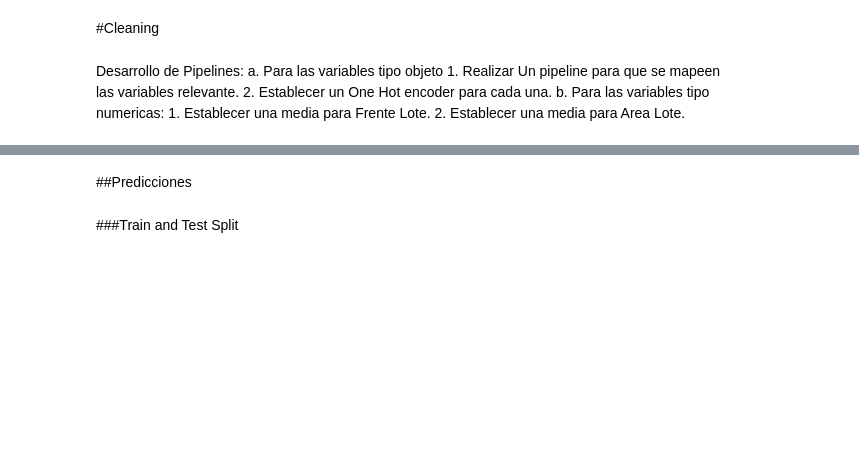
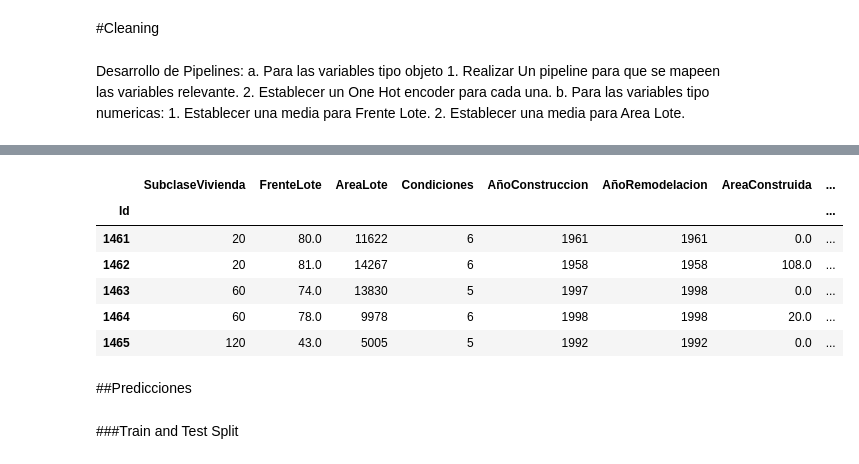
Before and after one commit to elopezfilippini/pythonworks, a Jupyter notebook: House_Pricing_Project.ipynb, the cells around one changed output, grey strips where cells are left out. Saved outputs shown, nothing was run; the diff lists cells and outputs as text; code cells hidden in the pictures; blank space fills up the shorter version.

```diff
--- a/House_Pricing_Project.ipynb
+++ b/House_Pricing_Project.ipynb
@@ -269,6 +186,7 @@ plt.show()
 IrrelevantCat=["Street","LandContour","MSZoning","Utilities","BsmtCond","CentralAir","Functional","PavedDrive", "SaleType"]
 # %%
 df=df.drop(columns=IrrelevantCat)
+df2=df2.drop(columns=IrrelevantCat)
 # %%
 Cambiodenombres= {'MSSubClass': "SubclaseVivienda", 'LotFrontage':"FrenteLote", 'LotArea':"AreaLote", 'LotShape':"FormaLote", 'LandSlope':"InclinacionTerreno",
        'Neighborhood':"Vecindario", 'BldgType':"TipoVivienda", 'OverallCond':"Condiciones", 'YearBuilt':"AñoConstruccion", 'YearRemodAdd':"AñoRemodelacion",
@@ -280,3 +198,4 @@ Cambiodenombres= {'MSSubClass': "SubclaseVivienda", 'LotFrontage':"FrenteLote",
 # %%
 # Cambio de Nombre de Columnas
 df.rename(columns=Cambiodenombres,inplace=True)
+df2.rename(columns=Cambiodenombres,inplace=True)
@@ -504,16 +386,16 @@ class Hot(BaseEstimator, TransformerMixin):
     def fit(self, x):
        return self
     def transform(self, x):
-      ohe = OneHotEncoder(handle_unknown="ignore", sparse=False)
-      columns_to_encode = ["FormaLote", "InclinacionTerreno", "Vecindario", "TipoVivienda", "CondicionesExternas", "CondicinesSotano", "CalefaccionCalidad", "CocinaCalidad", "CondicionVenta"]
-      encoded_dataframes = []  # Declarar la lista de DataFrames
-      for column in columns_to_encode:
-         transformed_data = ohe.fit_transform(x[[column]])
-         feature_names = ohe.get_feature_names_out(input_features=[column])
-         encoded_dataframe = pd.DataFrame(transformed_data, columns=feature_names)
-         encoded_dataframes.append(encoded_dataframe)
-      p = pd.concat(encoded_dataframes, axis=1)
-      x = pd.concat([x, p], axis=1)
+      # ohe = OneHotEncoder(handle_unknown="ignore", sparse=False)
+      # columns_to_encode = ["FormaLote", "InclinacionTerreno", "Vecindario", "TipoVivienda", "CondicionesExternas", "CondicinesSotano", "CalefaccionCalidad", "CocinaCalidad", "CondicionVenta"]
+      # encoded_dataframes = []  # Declarar la lista de DataFrames
+      # for column in columns_to_encode:
+      #    transformed_data = ohe.fit_transform(x[[column]])
+      #    feature_names = ohe.get_feature_names_out(input_features=[column])
+      #    encoded_dataframe = pd.DataFrame(transformed_data, columns=feature_names)
+      #    encoded_dataframes.append(encoded_dataframe)
+      # p = pd.concat(encoded_dataframes, axis=1)
+      # x = pd.concat([x, p], axis=1)
 
       # a=pd.DataFrame(ohe.fit_transform(x["FormaLote"].values.reshape(-1,1)))
       # b=pd.DataFrame(ohe.fit_transform(x["InclinacionTerreno"].values.reshape(-1,1)))
@@ -539,6 +421,8 @@ class nulos(BaseEstimator, TransformerMixin):
       imputer = SimpleImputer(strategy="mean")
       x["FrenteLote"] = imputer.fit_transform(x[["FrenteLote"]])
       x["AreaConstruida"] = imputer.fit_transform(x[["AreaConstruida"]])
-      x= x.dropna()
+      x["EspacioGarage"] = imputer.fit_transform(x[["EspacioGarage"]])
+      x["AreaGarage"] = imputer.fit_transform(x[["AreaGarage"]])
+      x["TotalMtsSotano"] = imputer.fit_transform(x[["TotalMtsSotano"]])
       return x
 # %%
@@ -575,2 +475,3 @@ pipeline = Pipeline([
 # %%
 nuevadf=pipeline.fit_transform(df)
+testdf=pipeline.fit_transform(df2)
@@ -577,3 +480,13 @@ nuevadf=pipeline.fit_transform(df)
+# %%
+testdf.head()
+# %% [output]
+|  | SubclaseVivienda | FrenteLote | AreaLote | Condiciones | AñoConstruccion | AñoRemodelacion | AreaConstruida | ... |
+| Id |  |  |  |  |  |  |  | ... |
+| 1461 | 20 | 80.0 | 11622 | 6 | 1961 | 1961 | 0.0 | ... |
+| 1462 | 20 | 81.0 | 14267 | 6 | 1958 | 1958 | 108.0 | ... |
+| 1463 | 60 | 74.0 | 13830 | 5 | 1997 | 1998 | 0.0 | ... |
+| 1464 | 60 | 78.0 | 9978 | 6 | 1998 | 1998 | 20.0 | ... |
+| 1465 | 120 | 43.0 | 5005 | 5 | 1992 | 1992 | 0.0 | ... |
 # %% [markdown]
 ##Predicciones
 # %% [markdown]
```
Also changed, not shown: parts of 27 cells of this notebook, 2 other files.
